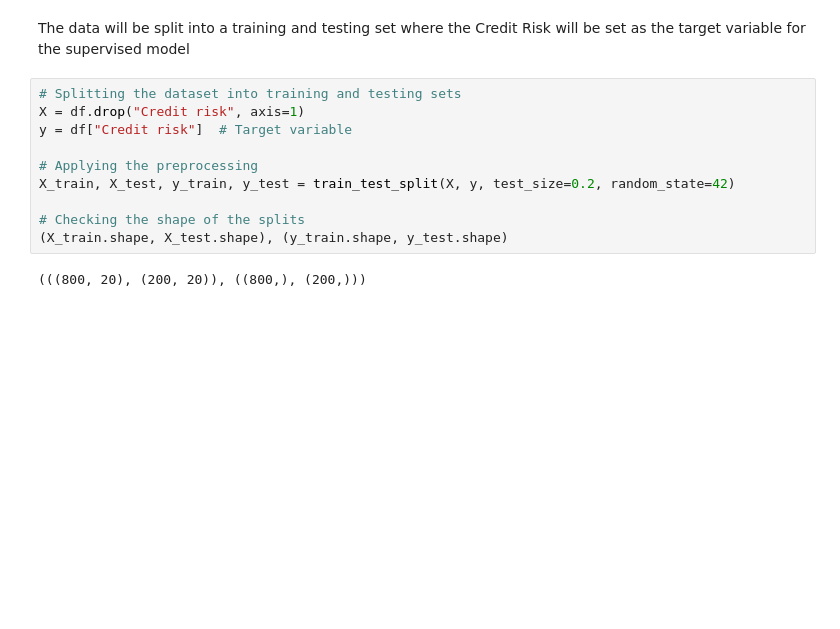
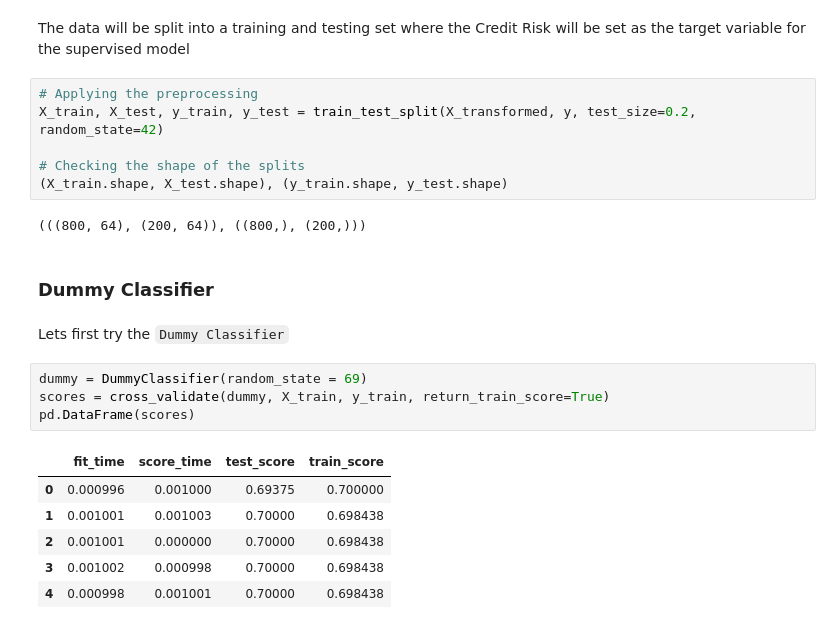
Before and after one commit to jjadeb/DSCI310_Group-12_Credit-Risk-Classification, a Jupyter notebook: model.ipynb, the cells around one changed output. Cells and saved outputs as stored; diff of their text form; blank space fills up the shorter version.

```diff
--- a/model.ipynb
+++ b/model.ipynb
@@ -152,14 +184,25 @@ data_prepared.shape
 # %% [markdown]
 The data will be split into a training and testing set where the Credit Risk will be set as the target variable for the supervised model
 # %%
-# Splitting the dataset into training and testing sets
-X = df.drop("Credit risk", axis=1)
-y = df["Credit risk"]  # Target variable
-
 # Applying the preprocessing
-X_train, X_test, y_train, y_test = train_test_split(X, y, test_size=0.2, random_state=42)
+X_train, X_test, y_train, y_test = train_test_split(X_transformed, y, test_size=0.2, random_state=42)
 
 # Checking the shape of the splits
 (X_train.shape, X_test.shape), (y_train.shape, y_test.shape)
 # %% [output]
-(((800, 20), (200, 20)), ((800,), (200,)))
+(((800, 64), (200, 64)), ((800,), (200,)))
+# %% [markdown]
+### Dummy Classifier
+# %% [markdown]
+Lets first try the `Dummy Classifier`
+# %%
+dummy = DummyClassifier(random_state = 69)
+scores = cross_validate(dummy, X_train, y_train, return_train_score=True)
+pd.DataFrame(scores)
+# %% [output]
+|  | fit_time | score_time | test_score | train_score |
+| 0 | 0.000996 | 0.001000 | 0.69375 | 0.700000 |
+| 1 | 0.001001 | 0.001003 | 0.70000 | 0.698438 |
+| 2 | 0.001001 | 0.000000 | 0.70000 | 0.698438 |
+| 3 | 0.001002 | 0.000998 | 0.70000 | 0.698438 |
+| 4 | 0.000998 | 0.001001 | 0.70000 | 0.698438 |
```
Also changed, not shown: parts of 20 cells of this notebook, 1 other file.
